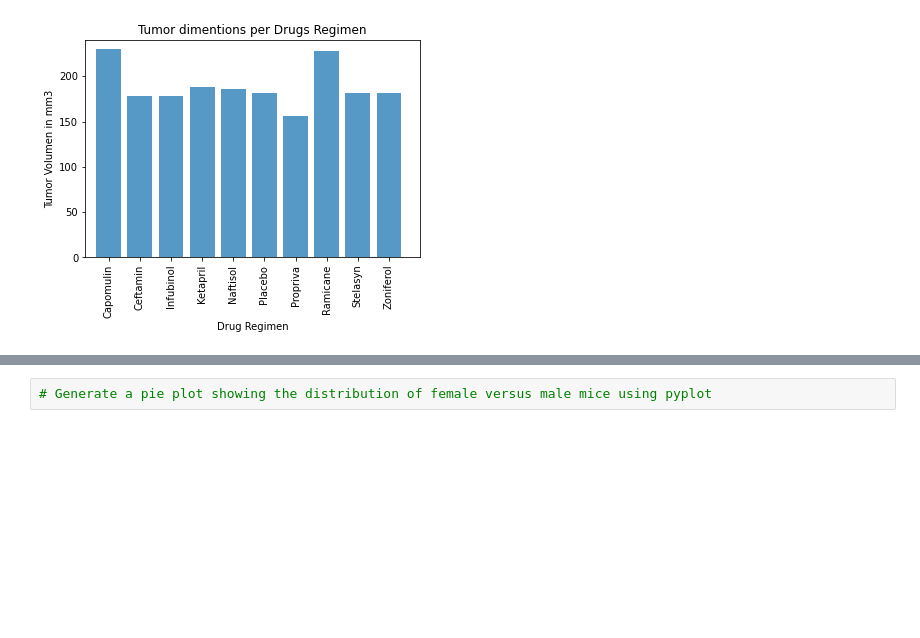
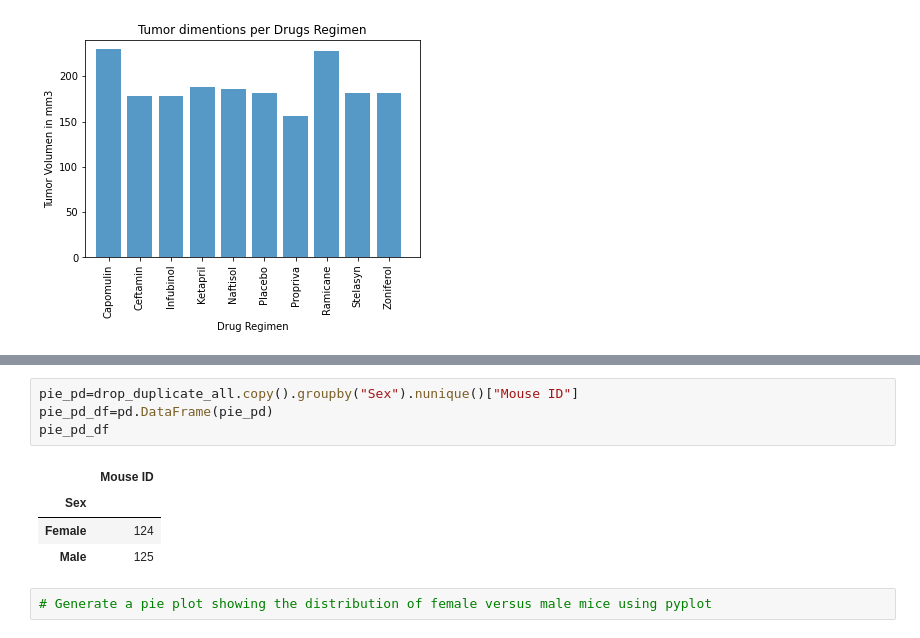
Before and after one commit to FreddyRangelA/Matplotlib, a Jupyter notebook: pymaceuticals_starter.ipynb, the cells around one changed output, grey strips where cells are left out. Saved outputs shown, nothing was run; the diff lists cells and outputs as text; blank space fills up the shorter version.

```diff
--- a/pymaceuticals_starter.ipynb
+++ b/pymaceuticals_starter.ipynb
@@ -212,3 +224,12 @@ plt.show()
+# %%
+pie_pd=drop_duplicate_all.copy().groupby("Sex").nunique()["Mouse ID"]
+pie_pd_df=pd.DataFrame(pie_pd)
+pie_pd_df
+# %% [output]
+|  | Mouse ID |
+| Sex |  |
+| Female | 124 |
+| Male | 125 |
 # %%
 # Generate a pie plot showing the distribution of female versus male mice using pyplot
 # %% [markdown]
```
Also changed, not shown: parts of 4 cells of this notebook.
